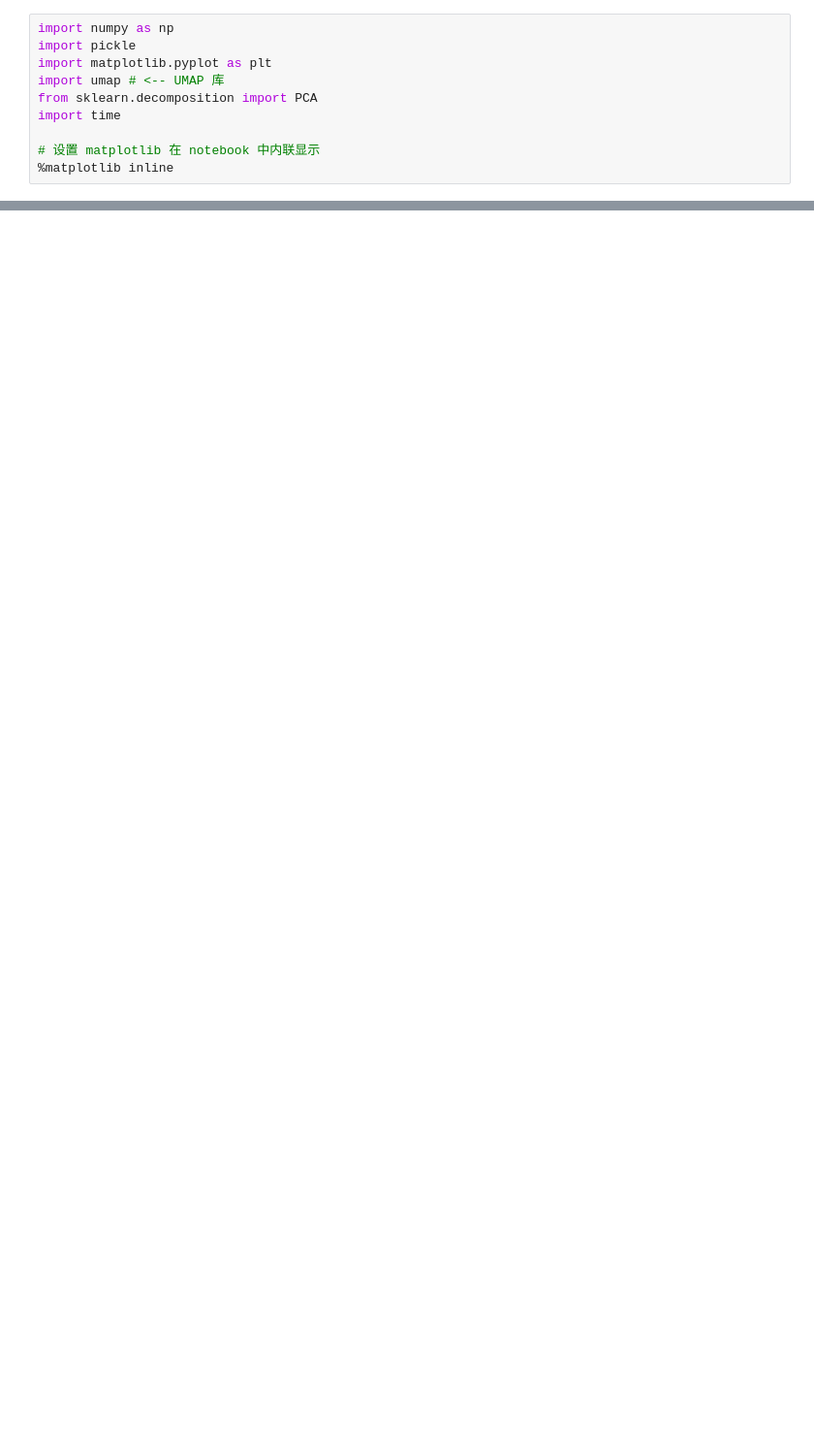
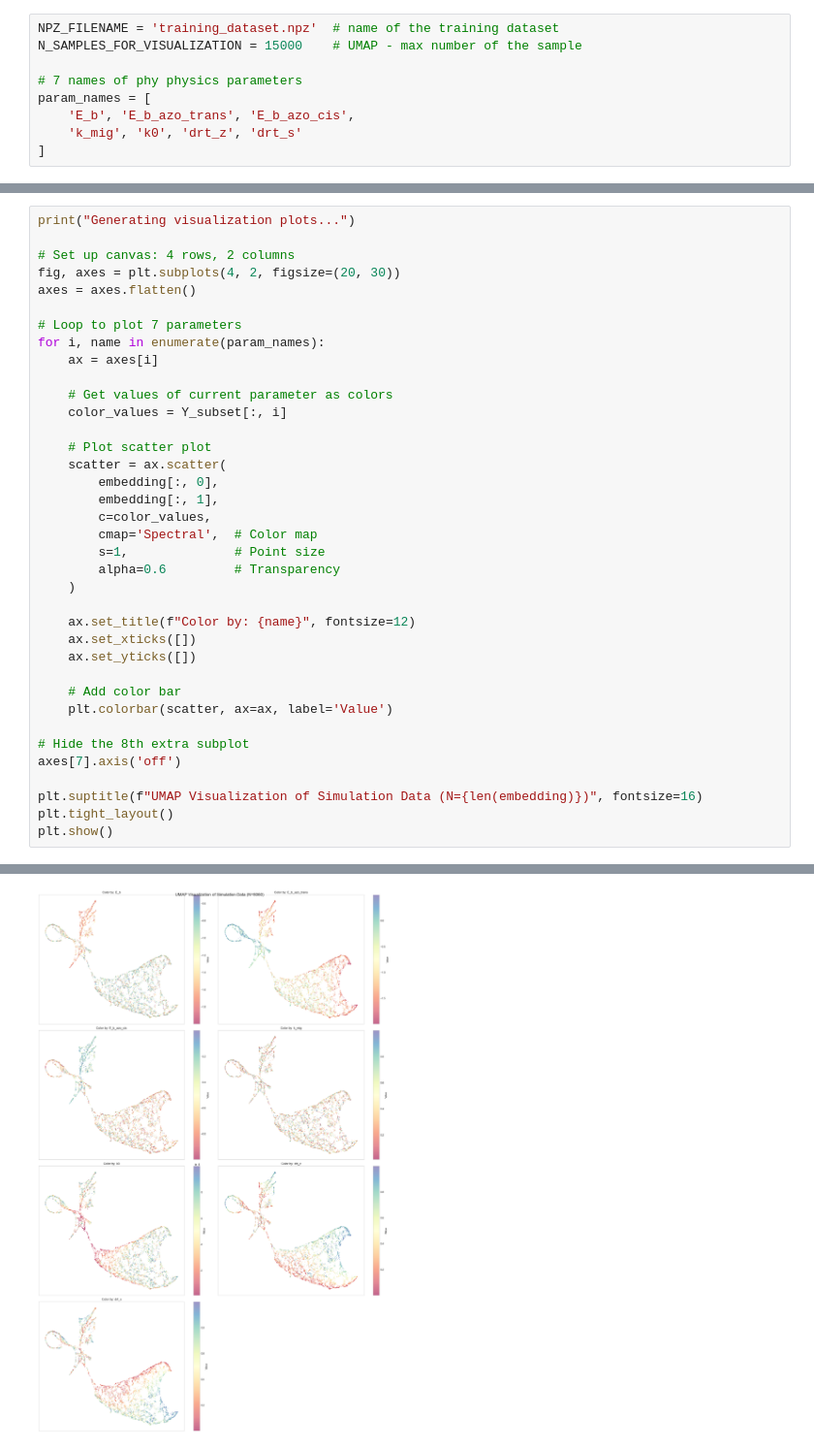
Before and after one commit to GBGBGB780/MechineLearning_for_DNAwalker, a Jupyter notebook: DNAwalker_project.ipynb, the cells around one changed output, grey strips where cells are left out. Shown at 97% size. Saved outputs shown, nothing was run; the diff lists cells and outputs as text; blank space fills up the shorter version.

Commit message:
update project notebook

```diff
--- a/DNAwalker_project.ipynb
+++ b/DNAwalker_project.ipynb
@@ -1,11 +337,10 @@
 # %%
-import numpy as np
-import pickle
-import matplotlib.pyplot as plt
-import umap # <-- UMAP 库
-from sklearn.decomposition import PCA
-import time
+NPZ_FILENAME = 'training_dataset.npz'  # name of the training dataset
+N_SAMPLES_FOR_VISUALIZATION = 15000    # UMAP - max number of the sample
 
-# 设置 matplotlib 在 notebook 中内联显示
-%matplotlib inline
+# 7 names of phy physics parameters
+param_names = [
+    'E_b', 'E_b_azo_trans', 'E_b_azo_cis',
+    'k_mig', 'k0', 'drt_z', 'drt_s'
+]
 # %%
@@ -113,0 +509,38 @@ Y 降维完成。(耗时: 0.01 秒)
+# %%
+print("Generating visualization plots...")
+
+# Set up canvas: 4 rows, 2 columns
+fig, axes = plt.subplots(4, 2, figsize=(20, 30))
+axes = axes.flatten()
+
+# Loop to plot 7 parameters
+for i, name in enumerate(param_names):
+    ax = axes[i]
+
+    # Get values of current parameter as colors
+    color_values = Y_subset[:, i]
+
+    # Plot scatter plot
+    scatter = ax.scatter(
+        embedding[:, 0],
+        embedding[:, 1],
+        c=color_values,
+        cmap='Spectral',  # Color map
+        s=1,              # Point size
+        alpha=0.6         # Transparency
+    )
+
+    ax.set_title(f"Color by: {name}", fontsize=12)
+    ax.set_xticks([])
+    ax.set_yticks([])
+
+    # Add color bar
+    plt.colorbar(scatter, ax=ax, label='Value')
+
+# Hide the 8th extra subplot
+axes[7].axis('off')
+
+plt.suptitle(f"UMAP Visualization of Simulation Data (N={len(embedding)})", fontsize=16)
+plt.tight_layout()
+plt.show()
+# %% [output]
@@ -113,0 +548 @@ Y 降维完成。(耗时: 0.01 秒)
+[figure, added]
```
Also changed, not shown: parts of 28 cells of this notebook.
